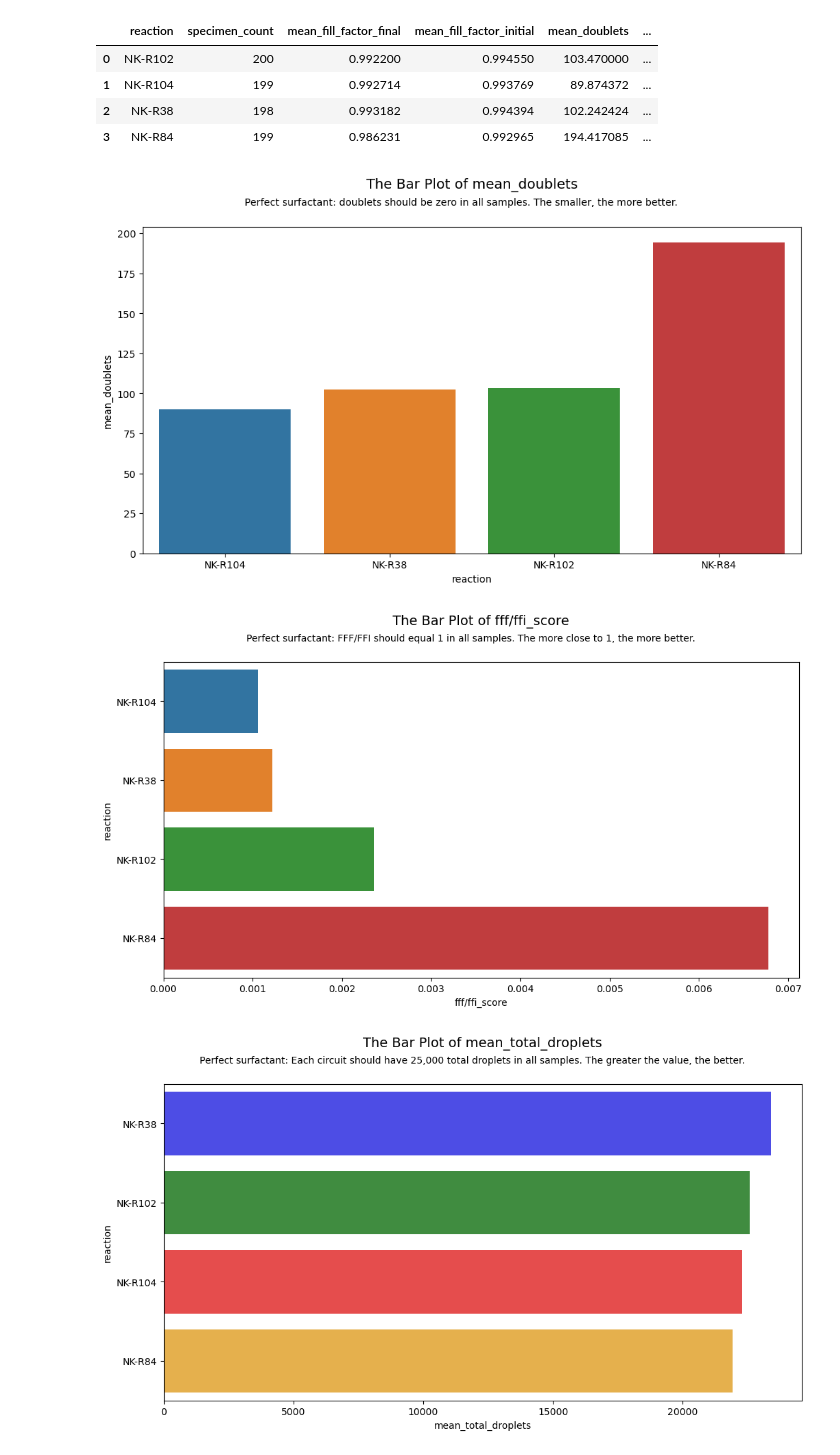
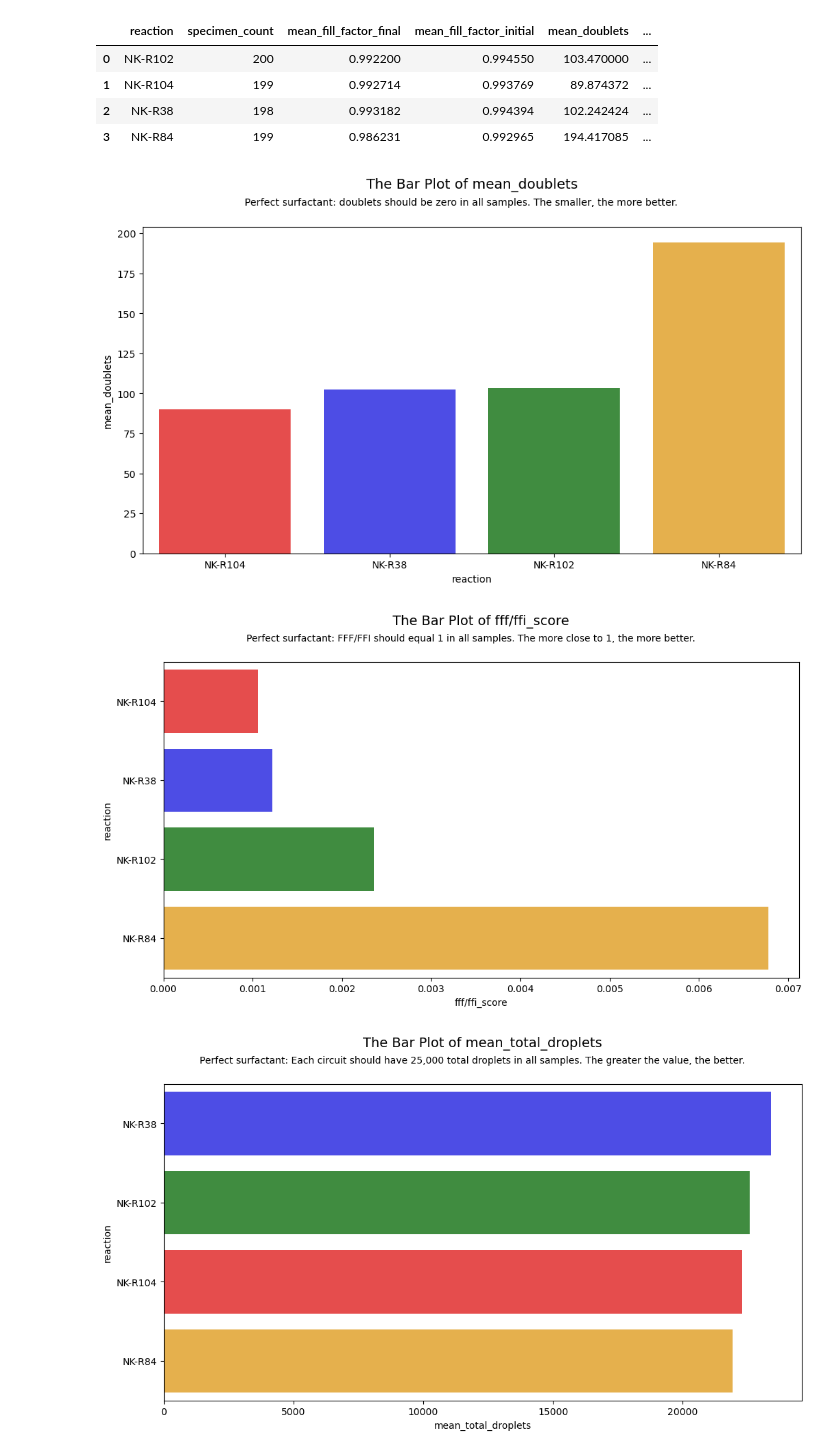
Before and after one commit to nicolejordann/Project_1, a Jupyter notebook: steve_visualization_V2.ipynb, the cells around one changed output. Cells and saved outputs as stored; diff of their text form; code cells hidden in the pictures.

```diff
--- a/steve_visualization_V2.ipynb
+++ b/steve_visualization_V2.ipynb
@@ -84,18 +84,18 @@ palette = {
 # %%
 # Sorted the data Frame by mean_doublets
 order_fffffi_score = (grouped_data_agg.sort_values(by='mean_doublets', ascending=True)['reaction']
                       .tolist())
 # bar plot
 plt.figure(figsize=(12, 6))
 sns.barplot(x='reaction',  y='mean_doublets',
             data=grouped_data_agg, order=order_fffffi_score,
-            )
+            palette=palette, alpha=0.8)
 # Title and Suptitle
 plt.title("The Bar Plot of mean_doublets", fontsize=14, y=1.1)
 plt.suptitle("Perfect surfactant: doublets should be zero in all samples. The smaller, the more better.", fontsize=10, y=0.95)
 plt.show()
 # %% [output]
-[figure, old version]
+[figure, new version]
 # %%
 # Sorted the data Frame by fff/ffi_score
 order_fffffi_score = (grouped_data_agg.sort_values(by='fff/ffi_score', ascending=True)['reaction']
@@ -104,13 +104,14 @@ order_fffffi_score = (grouped_data_agg.sort_values(by='fff/ffi_score', ascending
 plt.figure(figsize=(12, 6))
 sns.barplot(x='fff/ffi_score',  y='reaction',
             data=grouped_data_agg, order=order_fffffi_score ,
+            palette=palette, alpha=0.8
             )
 #Title and Suptitle
 plt.title("The Bar Plot of fff/ffi_score", fontsize=14, y=1.1)
 plt.suptitle("Perfect surfactant: FFF/FFI should equal 1 in all samples. The more close to 1, the more better.", fontsize=10, y=0.95)
 plt.show()
 # %% [output]
-[figure, old version]
+[figure, new version]
 # %%
 # Sorted the data Frame by mean_total_droplets
 order_mean_total_droplets = (grouped_data_agg.sort_values(by='mean_total_droplets', ascending=False)['reaction']
```
